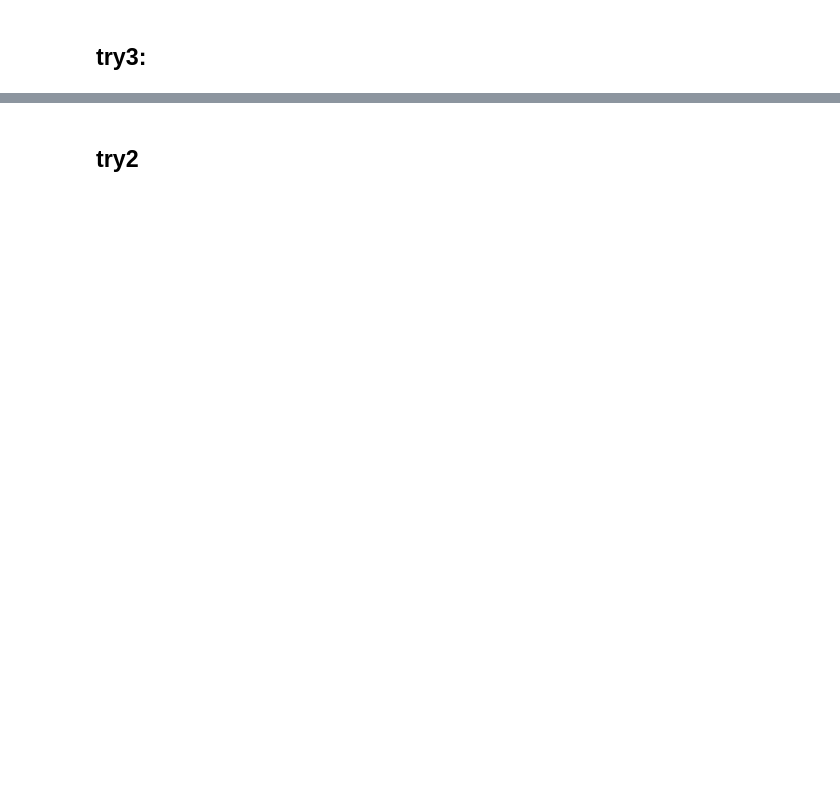
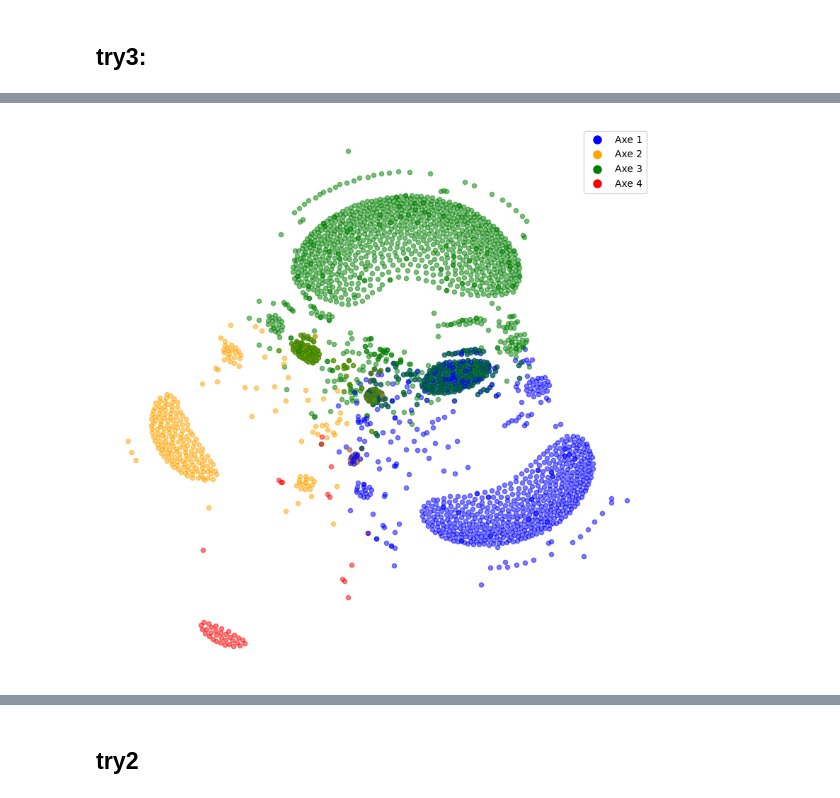
Before and after one commit to yeliu-dh/hal_insight, a Jupyter notebook: notebooks/test_topic.ipynb, the cells around one changed output, grey strips where cells are left out. Cells and saved outputs as stored; diff of their text form; code cells hidden in the pictures; blank space fills up the shorter version.

```diff
--- a/notebooks/test_topic.ipynb
+++ b/notebooks/test_topic.ipynb
@@ -139 +249,9 @@ pos = nx.spring_layout(
+# %%
+importlib.reload(topic_modeling)
+from utils.topic_modeling import preprocess_df_for_topic_modeling, generate_force_scatterplot
+df_predicted=pd.read_parquet("../external_data\embeddings_all\df_all_3emb_predicted.parquet")
+df_plot=preprocess_df_for_topic_modeling(df_predicted)
+generate_force_scatterplot(df_plot)
+# %% [output]
+[figure, added]
 # %%
```
Also changed, not shown: parts of 46 cells of this notebook, 20 other files.
